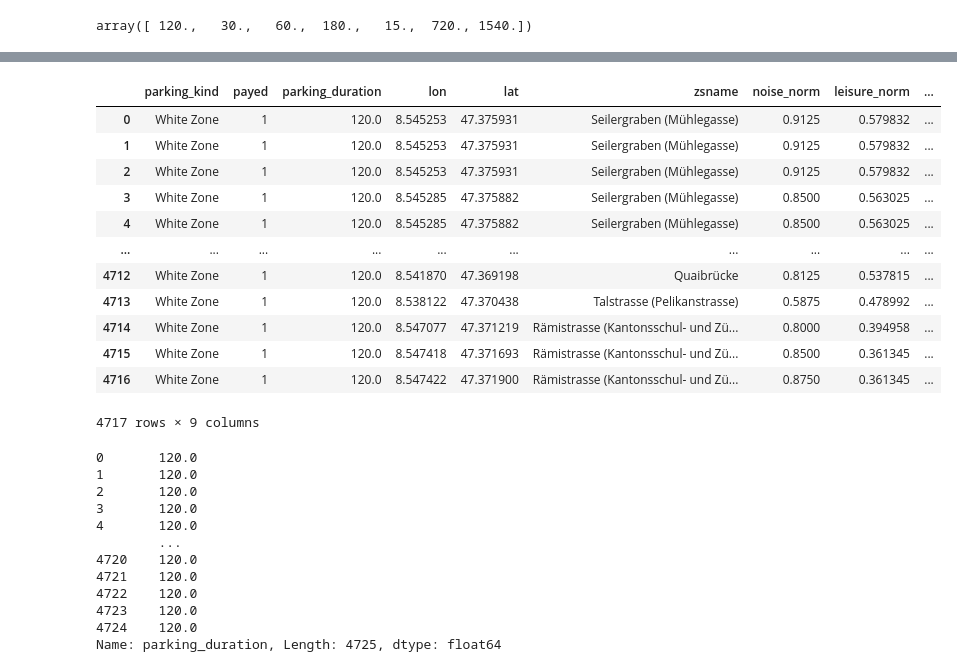
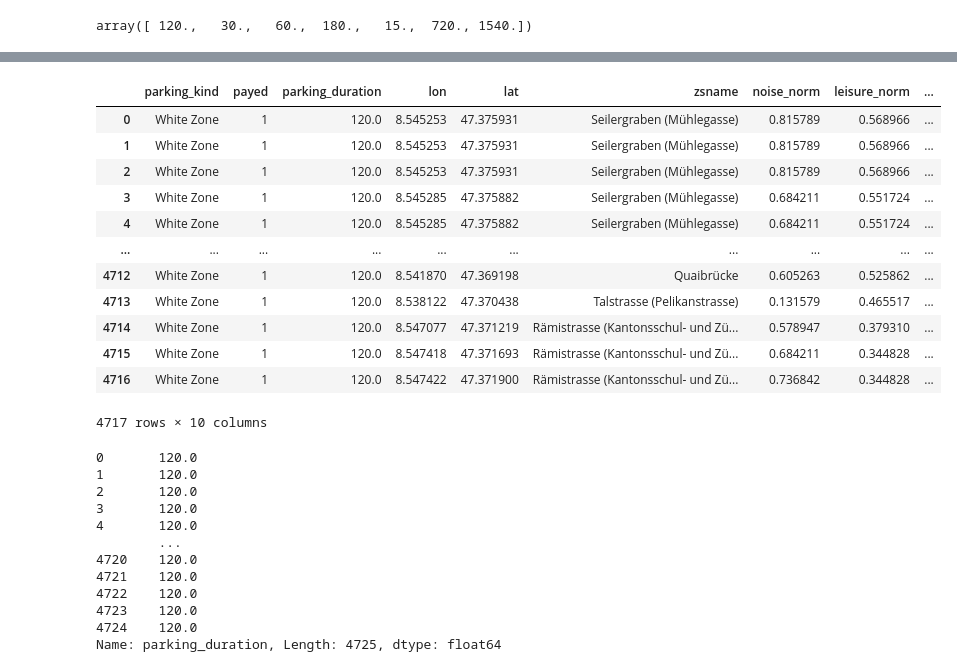
Before and after one commit to jincao1988/DS202308_UrbanParkingZurich, a Jupyter notebook: notebooks/antonio/main.ipynb, the cells around one changed output, grey strips where cells are left out. Cells and saved outputs as stored; diff of their text form; code cells hidden in the pictures.

Commit message:
update final normalized dataset

```diff
--- a/notebooks/antonio/main.ipynb
+++ b/notebooks/antonio/main.ipynb
@@ -409,0 +358,9 @@ full_final_df
+# %%
+min_val = np.min(full_final_df['noise_road_daytime_db'])
+max_val = np.max(full_final_df['noise_road_daytime_db'])
+
+normalized_data = (full_final_df['noise_road_daytime_db'] - min_val) / (max_val - min_val)
+
+max_ = np.max(full_final_df['noise_road_daytime_db'])
+full_final_df['noise_norm'] = normalized_data
+full_final_df
@@ -409,0 +381,9 @@ full_final_df
+# %%
+min_val = np.min(full_final_df['n_leisure_activities_300'])
+max_val = np.max(full_final_df['n_leisure_activities_300'])
+
+normalized_data = (full_final_df['n_leisure_activities_300'] - min_val) / (max_val - min_val)
+
+max_ = np.max(full_final_df['n_leisure_activities_300'])
+full_final_df['leisure_norm'] = normalized_data
+full_final_df
@@ -409,0 +404,9 @@ full_final_df
+# %%
+min_val = np.min(full_final_df['anzfahrzeuge'])
+max_val = np.max(full_final_df['anzfahrzeuge'])
+
+normalized_data = (full_final_df['anzfahrzeuge'] - min_val) / (max_val - min_val)
+
+max_ = np.max(full_final_df['anzfahrzeuge'])
+full_final_df['traffic_norm'] = normalized_data
+full_final_df
@@ -412,3 +433,12 @@ full_final_df['parking_duration'] = full_final_df['parking_duration'].fillna(154
 full_final_df['parking_duration'].unique()
 # %% [output]
 array([ 120.,   30.,   60.,  180.,   15.,  720., 1540.])
+# %%
+min_val = np.min(full_final_df['parking_duration'])
+max_val = np.max(full_final_df['parking_duration'])
+
+normalized_data = (full_final_df['parking_duration'] - min_val) / (max_val - min_val)
+
+max_ = np.max(full_final_df['parking_duration'])
+full_final_df['duration_norm'] = normalized_data
+full_final_df
@@ -415,20 +459,20 @@ array([ 120.,   30.,   60.,  180.,   15.,  720., 1540.])
 # %%
-full_final_df_norm = full_final_df[['parking_kind', 'payed', 'parking_duration', 'lon', 'lat', 'zsname', 'noise_norm','leisure_norm', 'traffic_norm' ]]
+full_final_df_norm = full_final_df[['parking_kind', 'payed', 'parking_duration', 'lon', 'lat', 'zsname', 'noise_norm','leisure_norm', 'traffic_norm' , 'duration_norm']]
 full_final_df_norm
 # %% [output]
 |  | parking_kind | payed | parking_duration | lon | lat | zsname | noise_norm | leisure_norm | ... |
-| 0 | White Zone | 1 | 120.0 | 8.545253 | 47.375931 | Seilergraben (Mühlegasse) | 0.9125 | 0.579832 | ... |
-| 1 | White Zone | 1 | 120.0 | 8.545253 | 47.375931 | Seilergraben (Mühlegasse) | 0.9125 | 0.579832 | ... |
-| 2 | White Zone | 1 | 120.0 | 8.545253 | 47.375931 | Seilergraben (Mühlegasse) | 0.9125 | 0.579832 | ... |
-| 3 | White Zone | 1 | 120.0 | 8.545285 | 47.375882 | Seilergraben (Mühlegasse) | 0.8500 | 0.563025 | ... |
-| 4 | White Zone | 1 | 120.0 | 8.545285 | 47.375882 | Seilergraben (Mühlegasse) | 0.8500 | 0.563025 | ... |
+| 0 | White Zone | 1 | 120.0 | 8.545253 | 47.375931 | Seilergraben (Mühlegasse) | 0.815789 | 0.568966 | ... |
+| 1 | White Zone | 1 | 120.0 | 8.545253 | 47.375931 | Seilergraben (Mühlegasse) | 0.815789 | 0.568966 | ... |
+| 2 | White Zone | 1 | 120.0 | 8.545253 | 47.375931 | Seilergraben (Mühlegasse) | 0.815789 | 0.568966 | ... |
+| 3 | White Zone | 1 | 120.0 | 8.545285 | 47.375882 | Seilergraben (Mühlegasse) | 0.684211 | 0.551724 | ... |
+| 4 | White Zone | 1 | 120.0 | 8.545285 | 47.375882 | Seilergraben (Mühlegasse) | 0.684211 | 0.551724 | ... |
 | ... | ... | ... | ... | ... | ... | ... | ... | ... | ... |
-| 4712 | White Zone | 1 | 120.0 | 8.541870 | 47.369198 | Quaibrücke | 0.8125 | 0.537815 | ... |
-| 4713 | White Zone | 1 | 120.0 | 8.538122 | 47.370438 | Talstrasse (Pelikanstrasse) | 0.5875 | 0.478992 | ... |
-| 4714 | White Zone | 1 | 120.0 | 8.547077 | 47.371219 | Rämistrasse (Kantonsschul- und Zü... | 0.8000 | 0.394958 | ... |
-| 4715 | White Zone | 1 | 120.0 | 8.547418 | 47.371693 | Rämistrasse (Kantonsschul- und Zü... | 0.8500 | 0.361345 | ... |
-| 4716 | White Zone | 1 | 120.0 | 8.547422 | 47.371900 | Rämistrasse (Kantonsschul- und Zü... | 0.8750 | 0.361345 | ... |
+| 4712 | White Zone | 1 | 120.0 | 8.541870 | 47.369198 | Quaibrücke | 0.605263 | 0.525862 | ... |
+| 4713 | White Zone | 1 | 120.0 | 8.538122 | 47.370438 | Talstrasse (Pelikanstrasse) | 0.131579 | 0.465517 | ... |
+| 4714 | White Zone | 1 | 120.0 | 8.547077 | 47.371219 | Rämistrasse (Kantonsschul- und Zü... | 0.578947 | 0.379310 | ... |
+| 4715 | White Zone | 1 | 120.0 | 8.547418 | 47.371693 | Rämistrasse (Kantonsschul- und Zü... | 0.684211 | 0.344828 | ... |
+| 4716 | White Zone | 1 | 120.0 | 8.547422 | 47.371900 | Rämistrasse (Kantonsschul- und Zü... | 0.736842 | 0.344828 | ... |
-4717 rows × 9 columns
+4717 rows × 10 columns
 # %%
 full_final_df_norm.to_csv('../../data/processed/full_final_df_norm.csv')
 # %%
```
Also changed, not shown: parts of 10 cells of this notebook, 3 other files.
